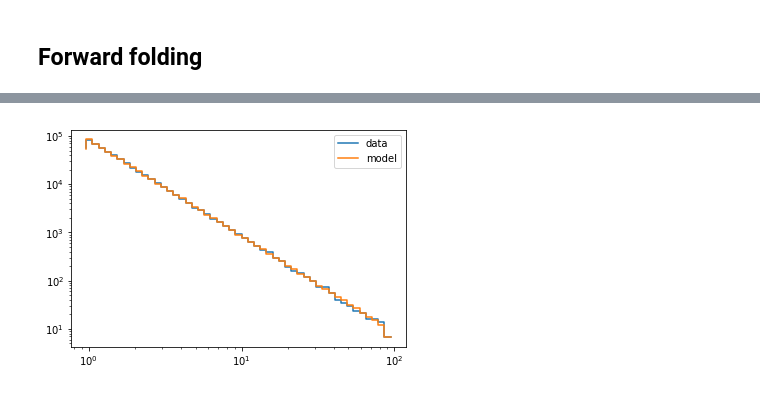
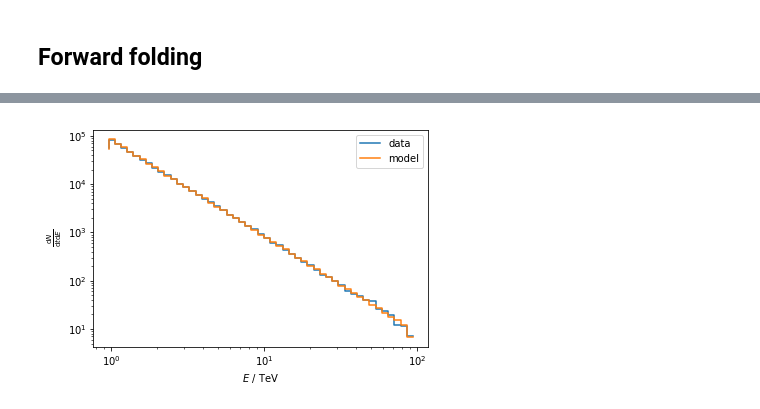
Before and after one commit to cescalara/instrument_response, a Jupyter notebook: instrument_response_example.ipynb, the cells around one changed output, grey strips where cells are left out. Cells and saved outputs as stored; diff of their text form; code cells hidden in the pictures.

Commit message:
Save working response implementation

```diff
--- a/instrument_response_example.ipynb
+++ b/instrument_response_example.ipynb
@@ -124,13 +124,15 @@ ax.set_ylabel(r'$\frac{\mathrm{d} N}{\mathrm{d}t \mathrm{d}A}$');
 # %%
-dN_dt_model = np.dot(true_fluxes * nbins_true, response.matrix) # dN/dtdA . dA -> dN/dt
+dN_dt_model = np.dot(true_fluxes, response.matrix) # dN/dtdA . dA -> dN/dt
 # %%
 fig, ax = plt.subplots()
 
 dE = np.diff(response.detected_energy_bins)
 ax.step(channels[:-1], dN_dt/dE, where='pre', label='data')
 ax.step(channels[:-1], dN_dt_model/dE, where='pre', label='model')
 ax.set_xscale('log')
 ax.set_yscale('log')
+ax.set_xlabel('$E$ / TeV')
+ax.set_ylabel(r'$\frac{\mathrm{d}N}{\mathrm{d}t\mathrm{d}E}$')
 ax.legend();
 # %% [output]
-[figure, old version]
+[figure, new version]
```
Also changed, not shown: parts of 3 cells of this notebook, 1 other file.
